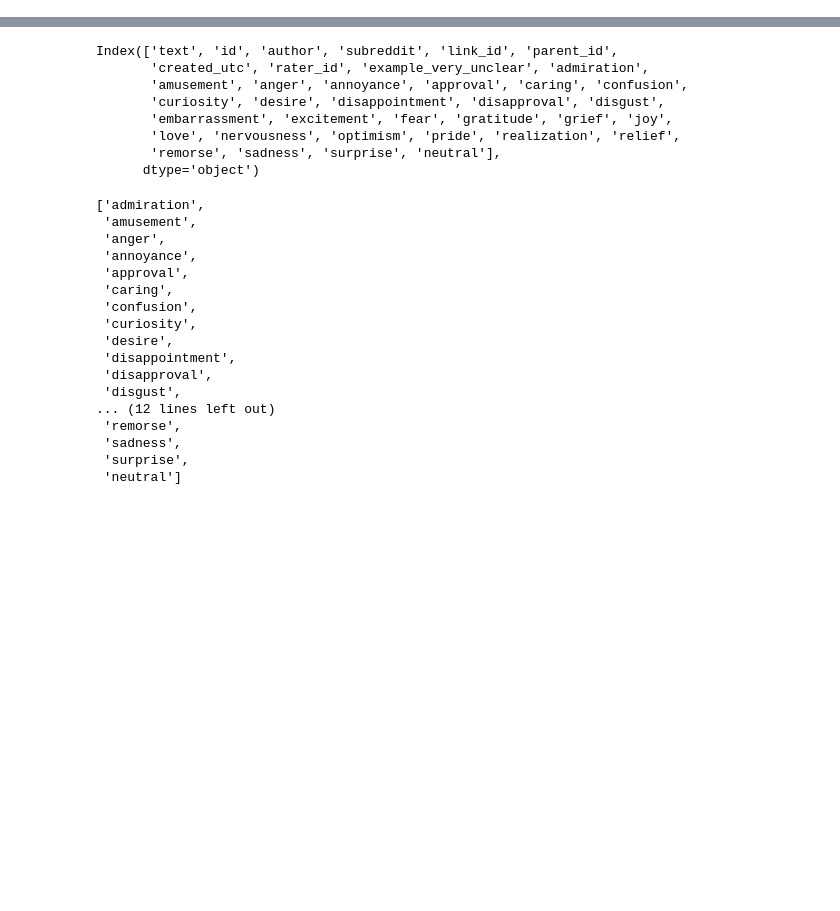
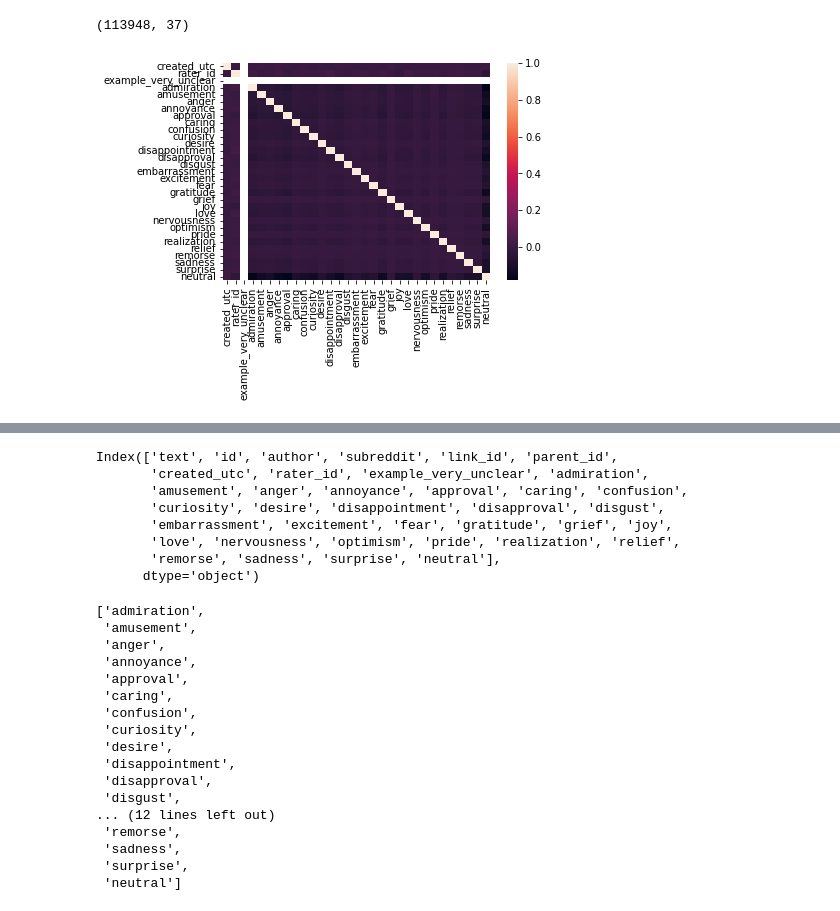
Before and after one commit to mlbam/Project-Supervised-learning, a Jupyter notebook: test_orthers_models_sklearn.ipynb, the cells around one changed output, grey strips where cells are left out. Saved outputs shown, nothing was run; the diff lists cells and outputs as text; code cells hidden in the pictures; blank space fills up the shorter version.

```diff
--- a/test_orthers_models_sklearn.ipynb
+++ b/test_orthers_models_sklearn.ipynb
@@ -16,0 +15,22 @@ df.head()
+# %%
+# shape of the df
+df.shape
+# %% [output]
+(113948, 37)
+# %%
+#We calculate Pearson correlation values between each pair of emotions and plot the correlation matrix using seaborn heatmap.
+
+import seaborn as sns
+import matplotlib.pyplot as plt
+import numpy as np
+
+# calculate the correlation matrix
+corr = df.corr()
+
+# plot the heatmap
+sns.heatmap(corr,
+        xticklabels=corr.columns,
+        yticklabels=corr.columns)
+plt.show()
+# %% [output]
+[figure, added]
```
Also changed, not shown: parts of 55 cells of this notebook, 2 other files.
